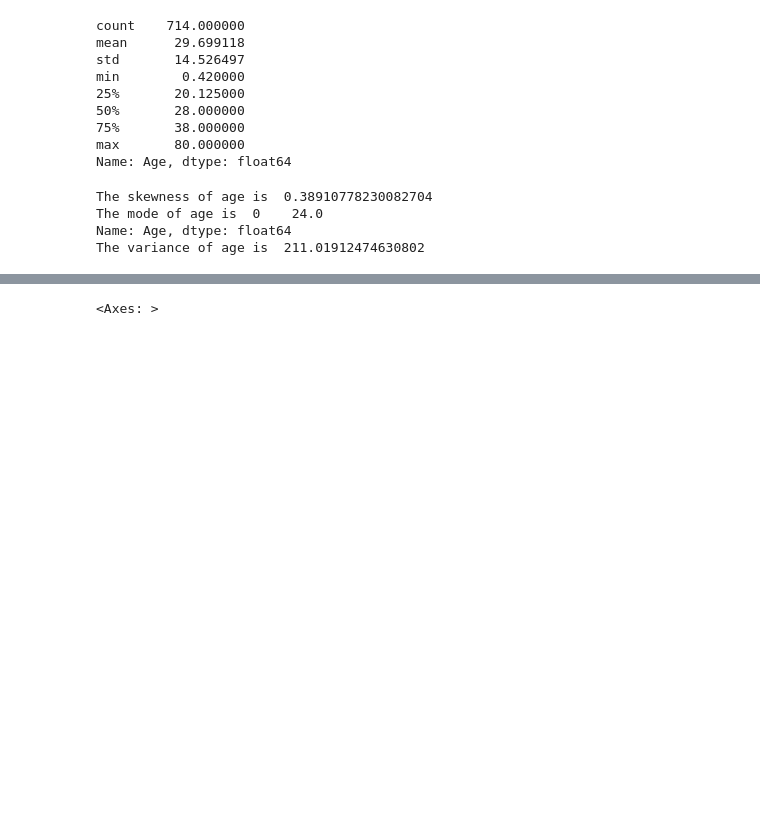
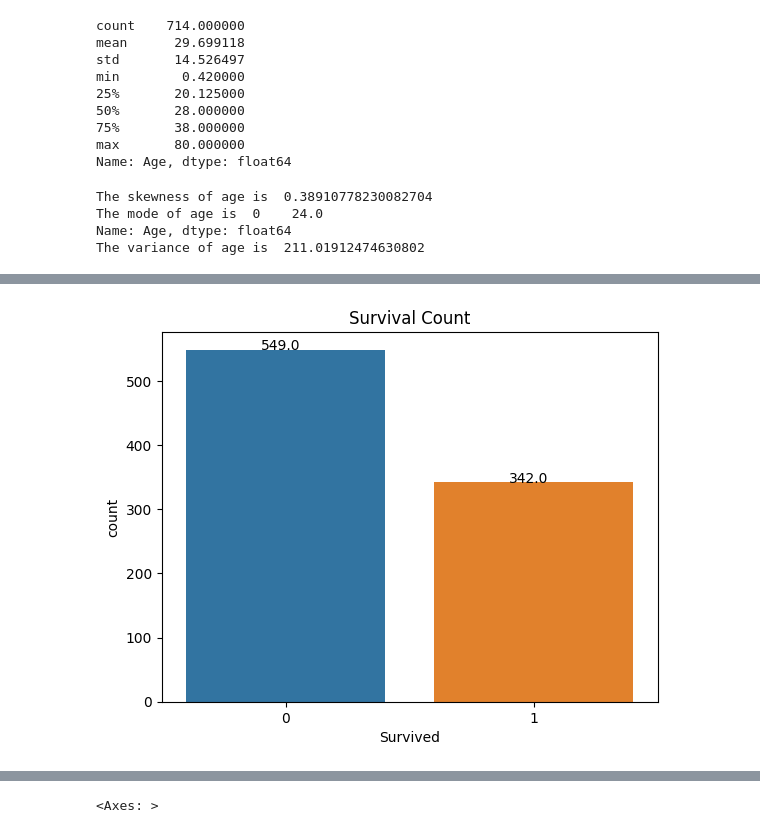
Before and after one commit to Rohan01346/Titanic-Survival, a Jupyter notebook: Titanic.ipynb, the cells around one changed output, grey strips where cells are left out. Drawn from its saved outputs; the diff is of its cells as text; code cells hidden in the pictures; blank space fills up the shorter version.

```diff
--- a/Titanic.ipynb
+++ b/Titanic.ipynb
@@ -176,0 +189,7 @@ data_train["Age"].plot(kind="hist")
+# %%
+plt.title("Survival Count")
+graph = sns.countplot(x = "Survived",data=data_train)
+for p in graph.patches:
+  graph.annotate('{:.1f}'.format(p.get_height()) , (p.get_x()+0.3,p.get_height()+0.1))
+# %% [output]
+[figure, added]
```
Also changed, not shown: parts of 19 cells of this notebook.
